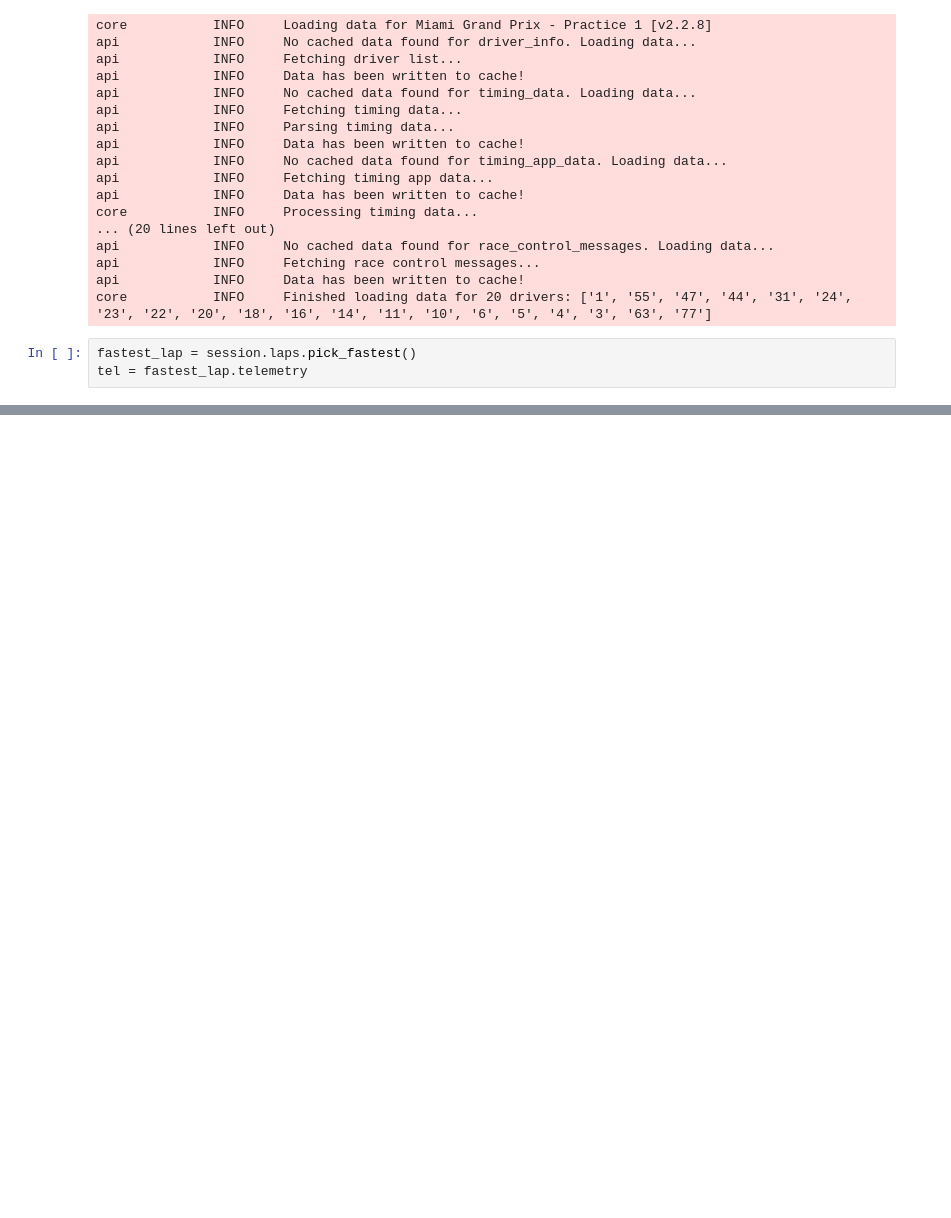
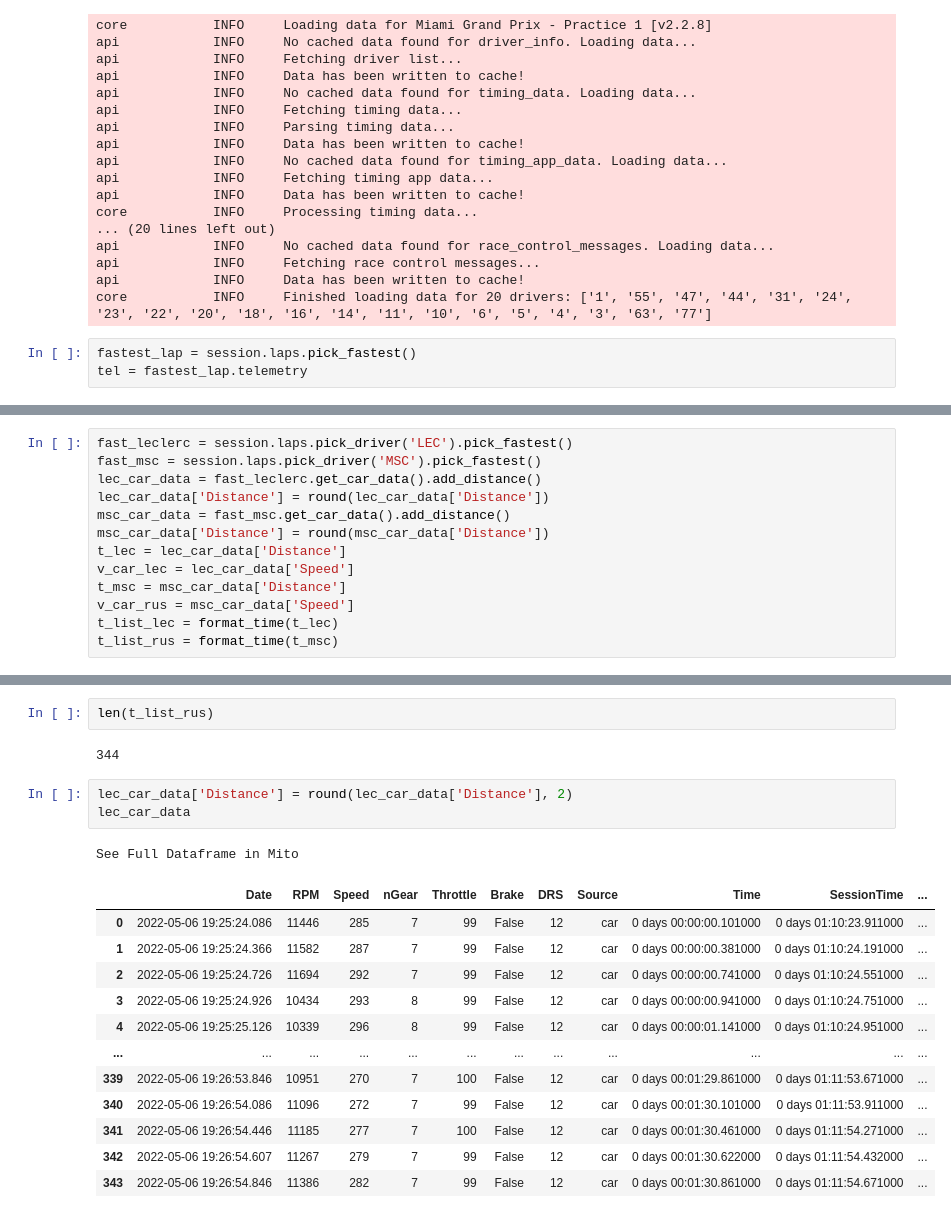
Before and after one commit to GuillaumeArp/Jedha_F1_Project, a Jupyter notebook: test_guillaume.ipynb, the cells around one changed output, grey strips where cells are left out. Cells and saved outputs as stored; diff of their text form; blank space fills up the shorter version.

```diff
--- a/test_guillaume.ipynb
+++ b/test_guillaume.ipynb
@@ -43,0 +58,13 @@ See Full Dataframe in Mito
+# %%
+fast_leclerc = session.laps.pick_driver('LEC').pick_fastest()
+fast_msc = session.laps.pick_driver('MSC').pick_fastest()
+lec_car_data = fast_leclerc.get_car_data().add_distance()
+lec_car_data['Distance'] = round(lec_car_data['Distance'])
+msc_car_data = fast_msc.get_car_data().add_distance()
+msc_car_data['Distance'] = round(msc_car_data['Distance'])
+t_lec = lec_car_data['Distance']
+v_car_lec = lec_car_data['Speed']
+t_msc = msc_car_data['Distance']
+v_car_rus = msc_car_data['Speed']
+t_list_lec = format_time(t_lec)
+t_list_rus = format_time(t_msc)
@@ -43,0 +102,21 @@ See Full Dataframe in Mito
+# %%
+len(t_list_rus)
+# %% [output]
+344
+# %%
+lec_car_data['Distance'] = round(lec_car_data['Distance'], 2)
+lec_car_data
+# %% [output]
+See Full Dataframe in Mito
+|  | Date | RPM | Speed | nGear | Throttle | Brake | DRS | Source | Time | SessionTime | ... |
+| 0 | 2022-05-06 19:25:24.086 | 11446 | 285 | 7 | 99 | False | 12 | car | 0 days 00:00:00.101000 | 0 days 01:10:23.911000 | ... |
+| 1 | 2022-05-06 19:25:24.366 | 11582 | 287 | 7 | 99 | False | 12 | car | 0 days 00:00:00.381000 | 0 days 01:10:24.191000 | ... |
+| 2 | 2022-05-06 19:25:24.726 | 11694 | 292 | 7 | 99 | False | 12 | car | 0 days 00:00:00.741000 | 0 days 01:10:24.551000 | ... |
+| 3 | 2022-05-06 19:25:24.926 | 10434 | 293 | 8 | 99 | False | 12 | car | 0 days 00:00:00.941000 | 0 days 01:10:24.751000 | ... |
+| 4 | 2022-05-06 19:25:25.126 | 10339 | 296 | 8 | 99 | False | 12 | car | 0 days 00:00:01.141000 | 0 days 01:10:24.951000 | ... |
+| ... | ... | ... | ... | ... | ... | ... | ... | ... | ... | ... | ... |
+| 339 | 2022-05-06 19:26:53.846 | 10951 | 270 | 7 | 100 | False | 12 | car | 0 days 00:01:29.861000 | 0 days 01:11:53.671000 | ... |
+| 340 | 2022-05-06 19:26:54.086 | 11096 | 272 | 7 | 99 | False | 12 | car | 0 days 00:01:30.101000 | 0 days 01:11:53.911000 | ... |
+| 341 | 2022-05-06 19:26:54.446 | 11185 | 277 | 7 | 100 | False | 12 | car | 0 days 00:01:30.461000 | 0 days 01:11:54.271000 | ... |
+| 342 | 2022-05-06 19:26:54.607 | 11267 | 279 | 7 | 99 | False | 12 | car | 0 days 00:01:30.622000 | 0 days 01:11:54.432000 | ... |
+| 343 | 2022-05-06 19:26:54.846 | 11386 | 282 | 7 | 99 | False | 12 | car | 0 days 00:01:30.861000 | 0 days 01:11:54.671000 | ... |
```
Also changed, not shown: parts of 6 cells of this notebook.
